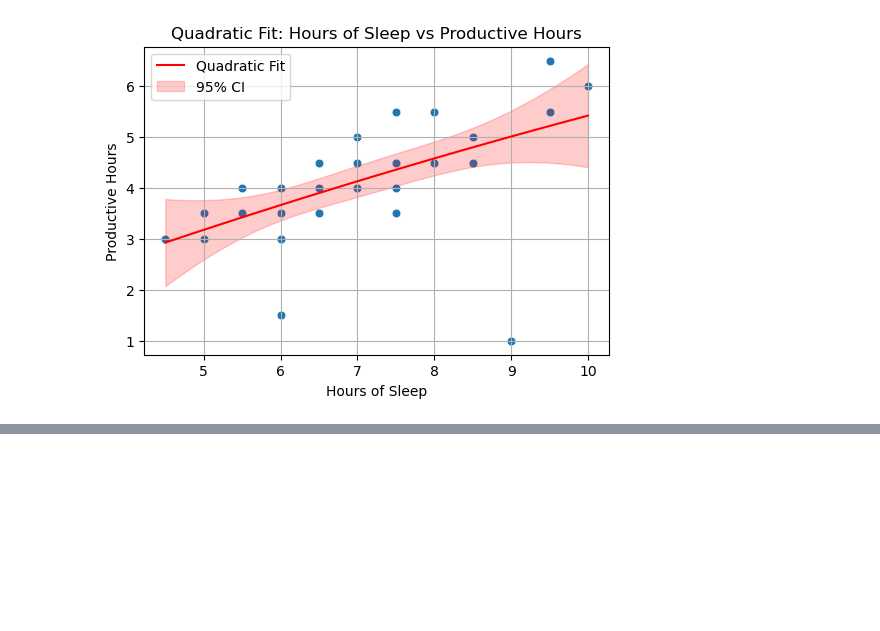
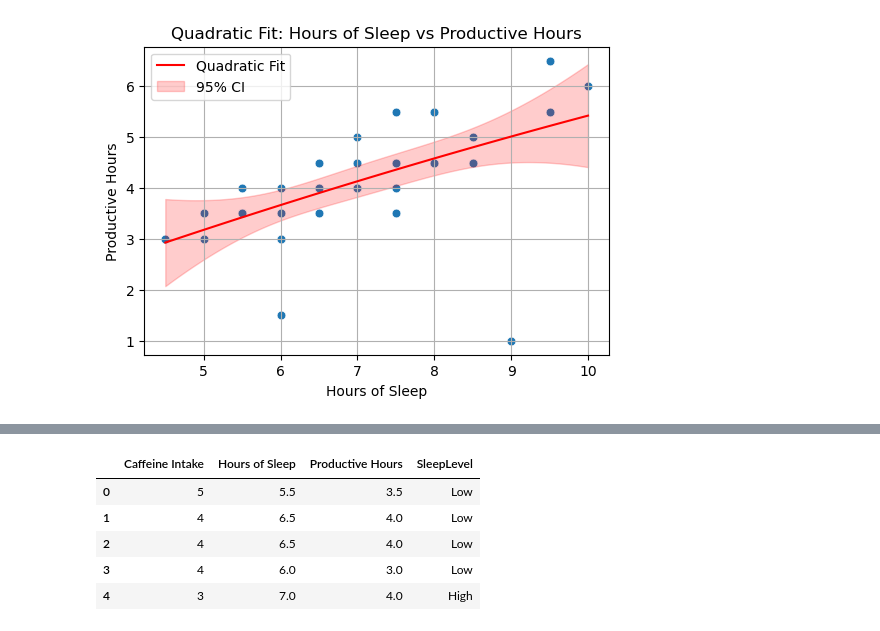
Before and after one commit to emrecavus1/Emre-Cavus-DSA-210-Project, a Jupyter notebook: DSA 210 Project.ipynb, the cells around one changed output, grey strips where cells are left out. Cells and saved outputs as stored; diff of their text form; code cells hidden in the pictures; blank space fills up the shorter version.

```diff
--- a/DSA 210 Project.ipynb
+++ b/DSA 210 Project.ipynb
@@ -149,0 +171,11 @@ plt.show()
+# %%
+numeric_data['SleepLevel'] = pd.cut(numeric_data['Hours of Sleep'], bins=[0, 6.5, 10], labels=['Low', 'High'])
+# %%
+numeric_data.head()
+# %% [output]
+|  | Caffeine Intake | Hours of Sleep | Productive Hours | SleepLevel |
+| 0 | 5 | 5.5 | 3.5 | Low |
+| 1 | 4 | 6.5 | 4.0 | Low |
+| 2 | 4 | 6.5 | 4.0 | Low |
+| 3 | 4 | 6.0 | 3.0 | Low |
+| 4 | 3 | 7.0 | 4.0 | High |
```
Also changed, not shown: parts of 17 cells of this notebook.
